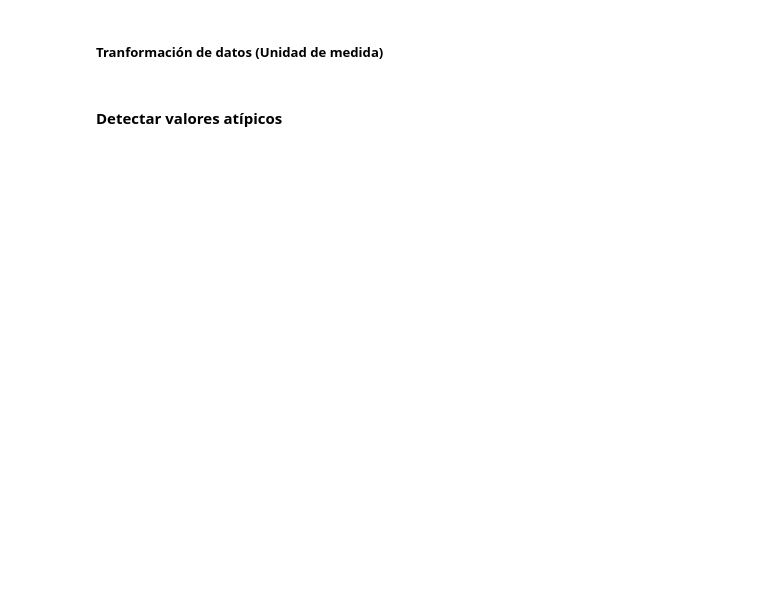
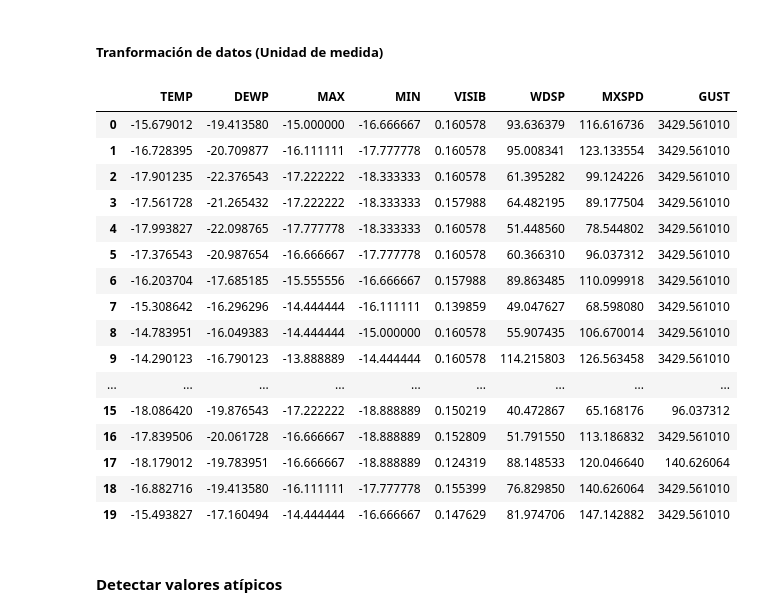
Before and after one commit to SaitoM17/analisis_del_clima_mundial_NOAA, a Jupyter notebook: notebooks/2_limpieza_datos.ipynb, the cells around one changed output. Saved outputs shown, nothing was run; the diff lists cells and outputs as text; code cells hidden in the pictures; blank space fills up the shorter version.

Commit message:
Updated limpieza_datos notebook

```diff
--- a/notebooks/2_limpieza_datos.ipynb
+++ b/notebooks/2_limpieza_datos.ipynb
@@ -134,6 +157,27 @@ wind_cols = ['WDSP', 'MXSPD', 'GUST']
 for col in wind_cols:
     if col in df_troll_2024.columns:
         df_troll_2024[col] = df_troll_2024[col] * 1.852
+# %%
+# Verificar la transformación de los datos
+df_troll_2024[['TEMP', 'DEWP', 'MAX', 'MIN', 'VISIB', 'WDSP', 'MXSPD', 'GUST']].head(20)
+# %% [output]
+|  | TEMP | DEWP | MAX | MIN | VISIB | WDSP | MXSPD | GUST |
+| 0 | -15.679012 | -19.413580 | -15.000000 | -16.666667 | 0.160578 | 93.636379 | 116.616736 | 3429.561010 |
+| 1 | -16.728395 | -20.709877 | -16.111111 | -17.777778 | 0.160578 | 95.008341 | 123.133554 | 3429.561010 |
+| 2 | -17.901235 | -22.376543 | -17.222222 | -18.333333 | 0.160578 | 61.395282 | 99.124226 | 3429.561010 |
+| 3 | -17.561728 | -21.265432 | -17.222222 | -18.333333 | 0.157988 | 64.482195 | 89.177504 | 3429.561010 |
+| 4 | -17.993827 | -22.098765 | -17.777778 | -18.333333 | 0.160578 | 51.448560 | 78.544802 | 3429.561010 |
+| 5 | -17.376543 | -20.987654 | -16.666667 | -17.777778 | 0.160578 | 60.366310 | 96.037312 | 3429.561010 |
+| 6 | -16.203704 | -17.685185 | -15.555556 | -16.666667 | 0.157988 | 89.863485 | 110.099918 | 3429.561010 |
+| 7 | -15.308642 | -16.296296 | -14.444444 | -16.111111 | 0.139859 | 49.047627 | 68.598080 | 3429.561010 |
+| 8 | -14.783951 | -16.049383 | -14.444444 | -15.000000 | 0.160578 | 55.907435 | 106.670014 | 3429.561010 |
+| 9 | -14.290123 | -16.790123 | -13.888889 | -14.444444 | 0.160578 | 114.215803 | 126.563458 | 3429.561010 |
+| ... | ... | ... | ... | ... | ... | ... | ... | ... |
+| 15 | -18.086420 | -19.876543 | -17.222222 | -18.888889 | 0.150219 | 40.472867 | 65.168176 | 96.037312 |
+| 16 | -17.839506 | -20.061728 | -16.666667 | -18.888889 | 0.152809 | 51.791550 | 113.186832 | 3429.561010 |
+| 17 | -18.179012 | -19.783951 | -16.666667 | -18.888889 | 0.124319 | 88.148533 | 120.046640 | 140.626064 |
+| 18 | -16.882716 | -19.413580 | -16.111111 | -17.777778 | 0.155399 | 76.829850 | 140.626064 | 3429.561010 |
+| 19 | -15.493827 | -17.160494 | -14.444444 | -16.666667 | 0.147629 | 81.974706 | 147.142882 | 3429.561010 |
 # %% [markdown]
 #### Detectar valores atípicos
 # %%
```
Also changed, not shown: parts of 13 cells of this notebook.
